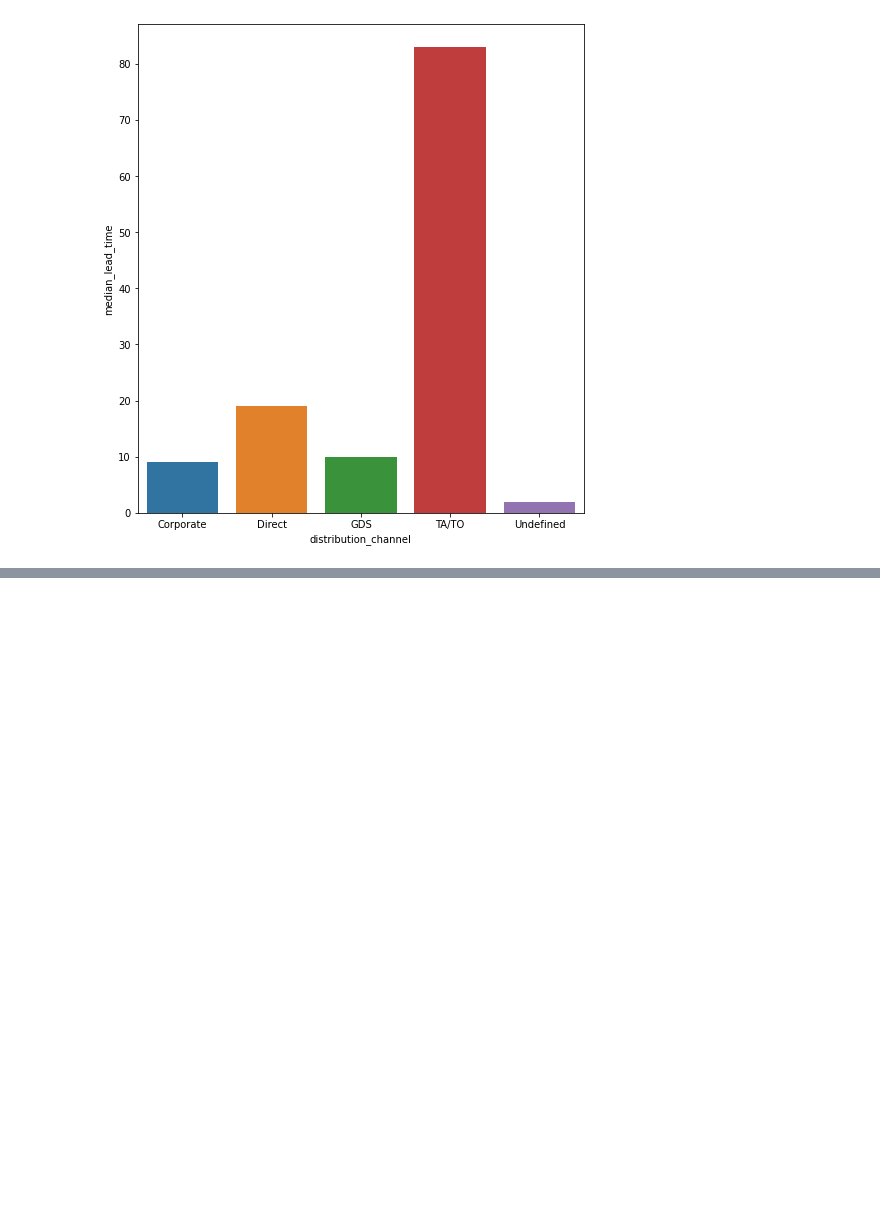
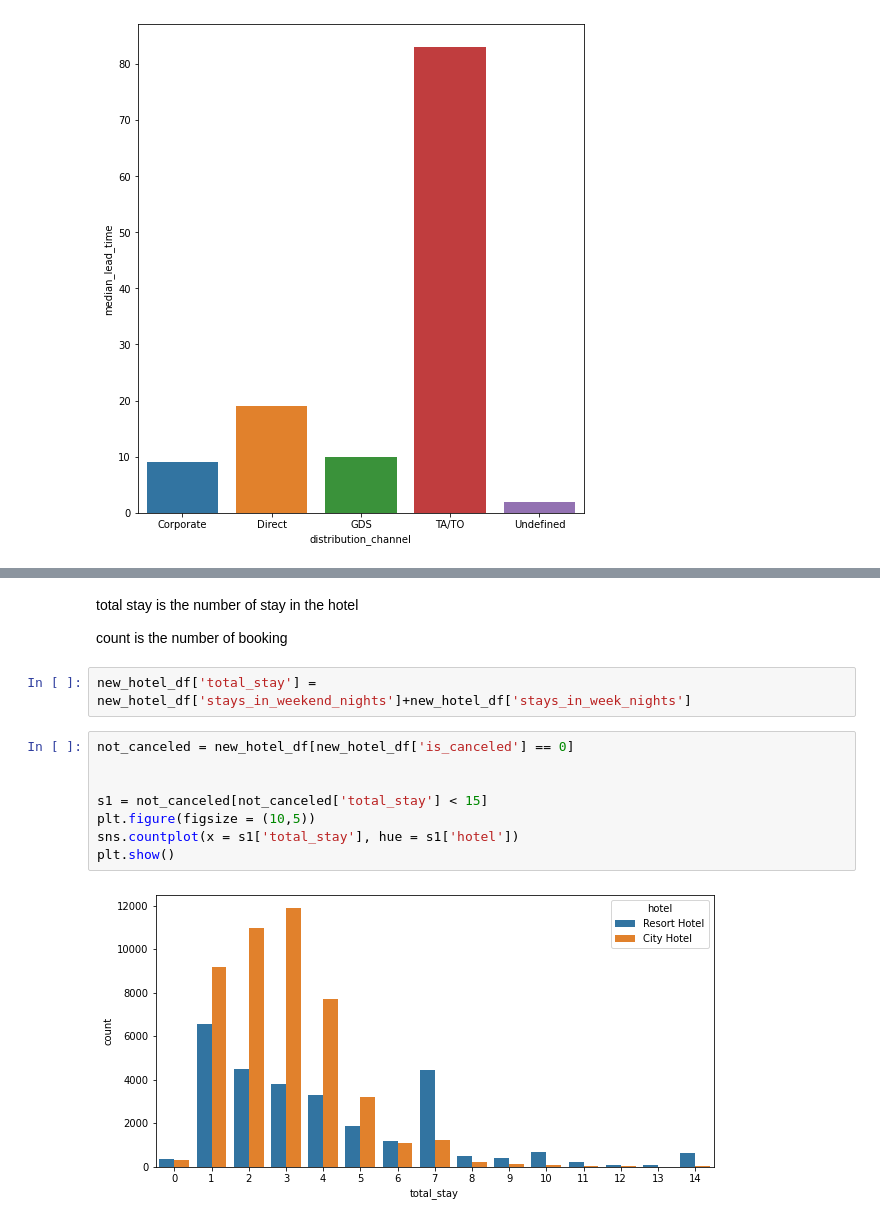
Before and after one commit to itsmesudhanshu/1-module-EDA-capstone, a Jupyter notebook: Hotel_Booking_Analysis_Capstone_Project.ipynb, the cells around one changed output, grey strips where cells are left out. Cells and saved outputs as stored; diff of their text form; blank space fills up the shorter version.

```diff
--- a/Hotel_Booking_Analysis_Capstone_Project.ipynb
+++ b/Hotel_Booking_Analysis_Capstone_Project.ipynb
@@ -541,0 +555,16 @@ plt.show()
+# %% [markdown]
+total stay is the number of stay in the hotel
+
+count is the number of booking
+# %%
+new_hotel_df['total_stay'] = new_hotel_df['stays_in_weekend_nights']+new_hotel_df['stays_in_week_nights']
+# %%
+not_canceled = new_hotel_df[new_hotel_df['is_canceled'] == 0]
+
+
+s1 = not_canceled[not_canceled['total_stay'] < 15]
+plt.figure(figsize = (10,5))
+sns.countplot(x = s1['total_stay'], hue = s1['hotel'])
+plt.show()
+# %% [output]
+[figure, added]
```
Also changed, not shown: parts of 6 cells of this notebook.
